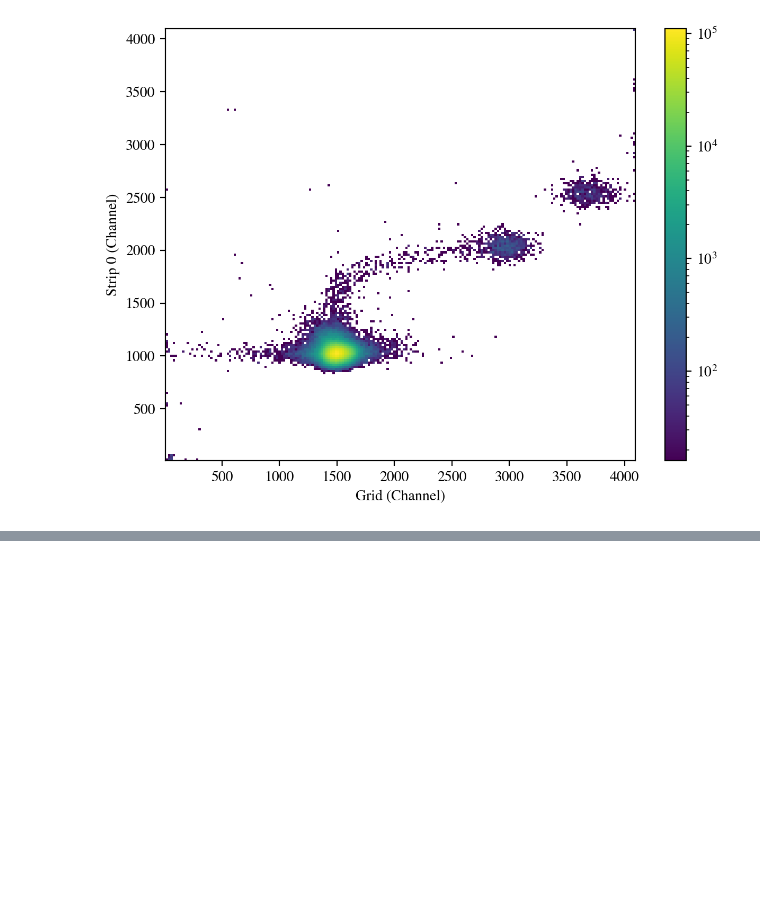
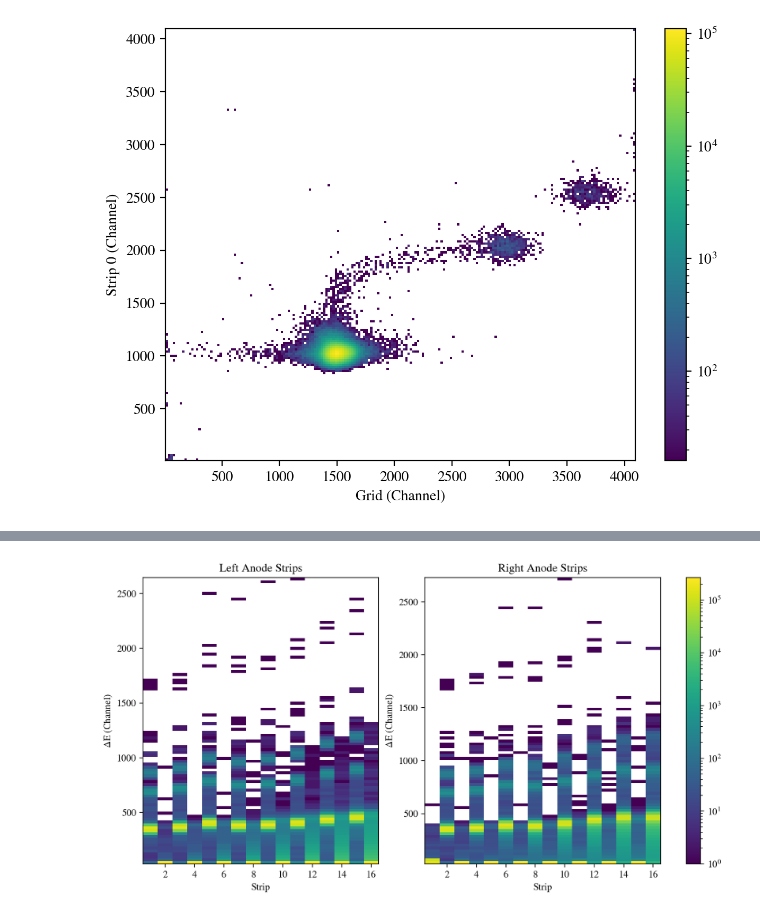
Before and after one commit to dneto1729/MUSIC_with_python, a Jupyter notebook: examples/1 - Looking at a MUSIC ROOT data file with uproot.ipynb, the cells around one changed output, grey strips where cells are left out. Cells and saved outputs as stored; diff of their text form; code cells hidden in the pictures; blank space fills up the shorter version.

```diff
--- a/examples/1 - Looking at a MUSIC ROOT data file with uproot.ipynb
+++ b/examples/1 - Looking at a MUSIC ROOT data file with uproot.ipynb
@@ -118,0 +139,24 @@ plt.show()
+# %%
+fig, (axL,axR) = plt.subplots(1,2, layout='compressed')
+#
+axL.set_title('Left Anode Strips')
+left_anode = axL.hist2d(branches['seg'], branches['edepl'],
+                        bins=[np.arange(1,18)-0.5,
+                              np.linspace(np.min(branches['edepl']),np.max(branches['edepl']),100)],
+                        norm=LogNorm())
+axR.set_title('Right Anode Strips')
+right_anode = axR.hist2d(branches['seg'], branches['edepr'],
+                         bins=[np.arange(1,18)-0.5,
+                               np.linspace(np.min(branches['edepr']),np.max(branches['edepr']),100)],
+                         norm=LogNorm())
+# colorbar
+cbar = plt.colorbar(right_anode[3], ax=(axL,axR)) #
+
+for axes in (axL,axR):
+    axes.set_xlabel('Strip')
+    axes.set_ylabel(r'$\Delta$E (Channel)')
+
+fig.set_figwidth(9) # in inches
+plt.show()
+# %% [output]
+[figure, added]
```
Also changed, not shown: parts of 7 cells of this notebook.
